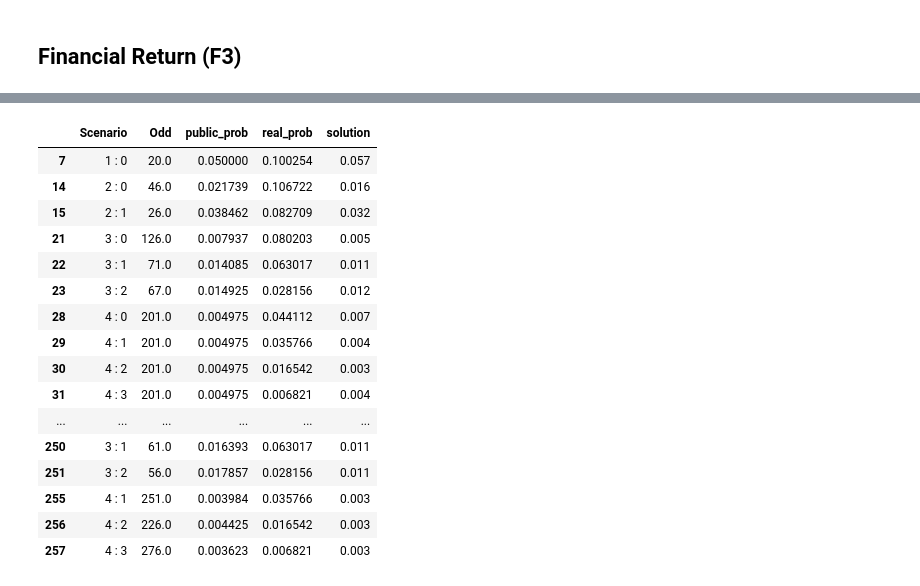
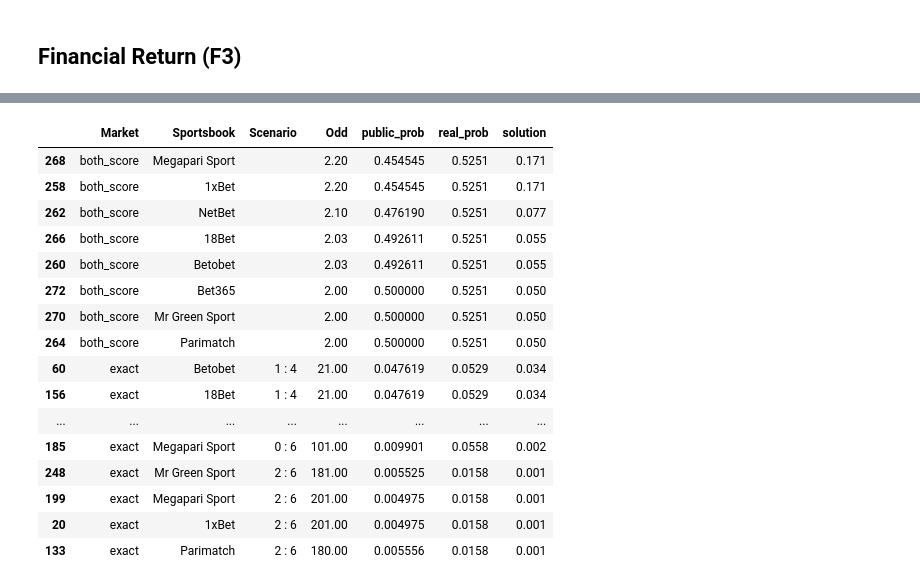
Before and after one commit to MarcosAugusto47/soccer-betting-strategy, a Jupyter notebook: notebook.ipynb, the cells around one changed output, grey strips where cells are left out. Drawn from its saved outputs; the diff is of its cells as text; code cells hidden in the pictures.

```diff
--- a/notebook.ipynb
+++ b/notebook.ipynb
@@ -23,8 +23,9 @@ from analytical_return import (
     softmax,
 )
 from data import (
+    load_metadata_artefacts,
     load_map,
-    treat_odds,
+    load_odds,
     build_empty_dataframe,
     get_both_score_bet_df,
     get_exact_bet_df,
@@ -32,12 +33,11 @@ from data import (
     apply_final_treatment,
 )
 from GameProbs import GameProbs
-pd.set_option('display.max_rows', None)
-pd.set_option('display.max_columns', None)
+pd.set_option('display.max_rows', 100)
+pd.set_option('display.max_columns', 100)
 # %%
-metadata = pd.read_parquet("data/metadata.parquet")
-odds = pd.read_parquet("data/odds.parquet")
-odds = treat_odds(odds)
+metadata, gameid_to_outcome = load_metadata_artefacts("data/metadata.parquet")
+odds = load_odds("data/odds.parquet")
 print(metadata.shape)
 print(odds.shape)
 # %% [output]
@@ -178,8 +79,7 @@ df[::-1]
 ## Create bets dataframe for a game
 Now, we create a bets dataframe for the game, considering multiple Sportsbooks, except the one used for the real probabilities.
 # %%
-#probs = load_map("data\meanSurface.json")
-#GAME_ID = "5254998"
-#my_game = GameProbs(GAME_ID) # Chapecoense x Flamengo
-#df = my_game.build_dataframe()
-#df
+GAME_ID = "5254998" # Chapecoense x Flamengo
+my_game = GameProbs(GAME_ID)
+df = my_game.build_dataframe()
+df
@@ -356,21 +352,21 @@ print(sum(solution))
 # %%
-odds_sample_favorable[['Scenario', 'Odd', 'public_prob', 'real_prob']].assign(solution=np.round(solution, 3))
+odds_sample_favorable[['Market', 'Sportsbook', 'Scenario', 'Odd', 'public_prob', 'real_prob']].assign(solution=np.round(solution, 3)).sort_values(['solution'], ascending=False)
 #odds_sample[['Market', 'Scenario', 'Odd', 'public_prob', 'real_prob', 'bet_flag']].assign(solution=solution)
 # %% [output]
-|  | Scenario | Odd | public_prob | real_prob | solution |
-| 7 | 1 : 0 | 20.0 | 0.050000 | 0.100254 | 0.057 |
-| 14 | 2 : 0 | 46.0 | 0.021739 | 0.106722 | 0.016 |
-| 15 | 2 : 1 | 26.0 | 0.038462 | 0.082709 | 0.032 |
-| 21 | 3 : 0 | 126.0 | 0.007937 | 0.080203 | 0.005 |
-| 22 | 3 : 1 | 71.0 | 0.014085 | 0.063017 | 0.011 |
-| 23 | 3 : 2 | 67.0 | 0.014925 | 0.028156 | 0.012 |
-| 28 | 4 : 0 | 201.0 | 0.004975 | 0.044112 | 0.007 |
-| 29 | 4 : 1 | 201.0 | 0.004975 | 0.035766 | 0.004 |
-| 30 | 4 : 2 | 201.0 | 0.004975 | 0.016542 | 0.003 |
-| 31 | 4 : 3 | 201.0 | 0.004975 | 0.006821 | 0.004 |
-| ... | ... | ... | ... | ... | ... |
-| 250 | 3 : 1 | 61.0 | 0.016393 | 0.063017 | 0.011 |
-| 251 | 3 : 2 | 56.0 | 0.017857 | 0.028156 | 0.011 |
-| 255 | 4 : 1 | 251.0 | 0.003984 | 0.035766 | 0.003 |
-| 256 | 4 : 2 | 226.0 | 0.004425 | 0.016542 | 0.003 |
-| 257 | 4 : 3 | 276.0 | 0.003623 | 0.006821 | 0.003 |
+|  | Market | Sportsbook | Scenario | Odd | public_prob | real_prob | solution |
+| 268 | both_score | Megapari Sport |  | 2.20 | 0.454545 | 0.5251 | 0.171 |
+| 258 | both_score | 1xBet |  | 2.20 | 0.454545 | 0.5251 | 0.171 |
+| 262 | both_score | NetBet |  | 2.10 | 0.476190 | 0.5251 | 0.077 |
+| 266 | both_score | 18Bet |  | 2.03 | 0.492611 | 0.5251 | 0.055 |
+| 260 | both_score | Betobet |  | 2.03 | 0.492611 | 0.5251 | 0.055 |
+| 272 | both_score | Bet365 |  | 2.00 | 0.500000 | 0.5251 | 0.050 |
+| 270 | both_score | Mr Green Sport |  | 2.00 | 0.500000 | 0.5251 | 0.050 |
+| 264 | both_score | Parimatch |  | 2.00 | 0.500000 | 0.5251 | 0.050 |
+| 60 | exact | Betobet | 1 : 4 | 21.00 | 0.047619 | 0.0529 | 0.034 |
+| 156 | exact | 18Bet | 1 : 4 | 21.00 | 0.047619 | 0.0529 | 0.034 |
+| ... | ... | ... | ... | ... | ... | ... | ... |
+| 185 | exact | Megapari Sport | 0 : 6 | 101.00 | 0.009901 | 0.0558 | 0.002 |
+| 248 | exact | Mr Green Sport | 2 : 6 | 181.00 | 0.005525 | 0.0158 | 0.001 |
+| 199 | exact | Megapari Sport | 2 : 6 | 201.00 | 0.004975 | 0.0158 | 0.001 |
+| 20 | exact | 1xBet | 2 : 6 | 201.00 | 0.004975 | 0.0158 | 0.001 |
+| 133 | exact | Parimatch | 2 : 6 | 180.00 | 0.005556 | 0.0158 | 0.001 |
```
Also changed, not shown: parts of 41 cells of this notebook, 2 other files.
